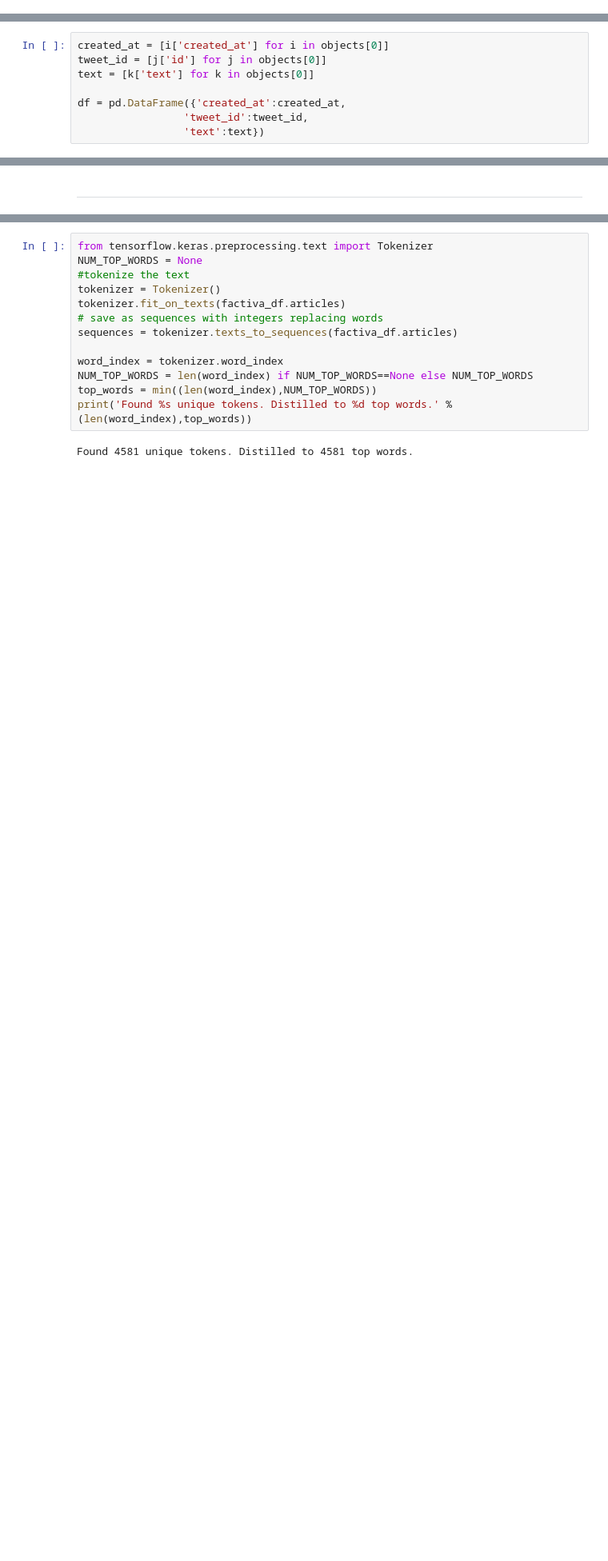
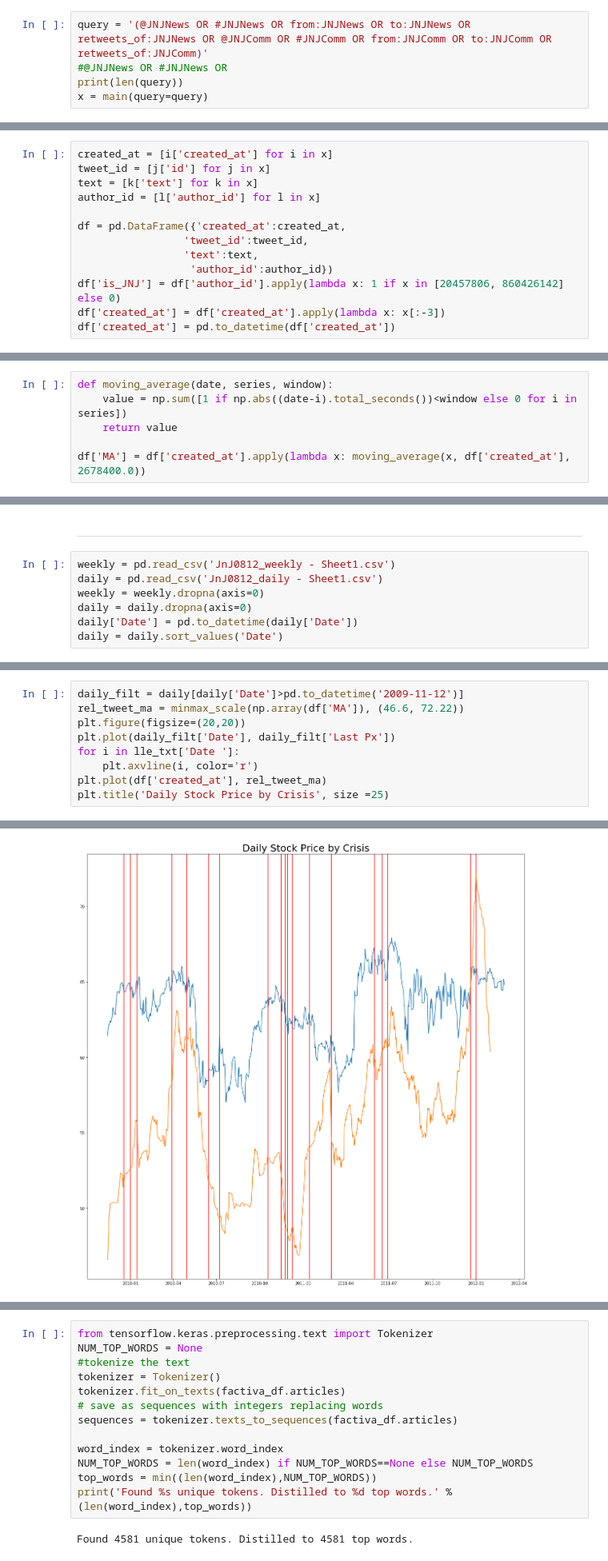
Before and after one commit to HenryDorsey/EaddyProject, a Jupyter notebook: eaddy_io.ipynb, the cells around one changed output, grey strips where cells are left out. Shown: that part at 80% size. Cells and saved outputs as stored; diff of their text form; blank space fills up the shorter version.

```diff
--- a/eaddy_io.ipynb
+++ b/eaddy_io.ipynb
@@ -591,0 +644,5 @@ x = main()
+# %%
+query = '(@JNJNews OR #JNJNews OR from:JNJNews OR to:JNJNews OR retweets_of:JNJNews OR @JNJComm OR #JNJComm OR from:JNJComm OR to:JNJComm OR retweets_of:JNJComm)'
+#@JNJNews OR #JNJNews OR
+print(len(query))
+x = main(query=query)
@@ -610,13 +686,18 @@ len(objects[0])
 # %% [output]
 3236
 # %%
-created_at = [i['created_at'] for i in objects[0]]
-tweet_id = [j['id'] for j in objects[0]]
-text = [k['text'] for k in objects[0]]
+created_at = [i['created_at'] for i in x]
+tweet_id = [j['id'] for j in x]
+text = [k['text'] for k in x]
+author_id = [l['author_id'] for l in x]
 
 df = pd.DataFrame({'created_at':created_at,
                  'tweet_id':tweet_id,
-                 'text':text})
+                 'text':text,
+                  'author_id':author_id})
+df['is_JNJ'] = df['author_id'].apply(lambda x: 1 if x in [20457806, 860426142] else 0)
+df['created_at'] = df['created_at'].apply(lambda x: x[:-3])
+df['created_at'] = pd.to_datetime(df['created_at'])
 # %%
 min(df['created_at'])
 # %% [output]
@@ -623,0 +705,6 @@ min(df['created_at'])
+# %%
+def moving_average(date, series, window):
+    value = np.sum([1 if np.abs((date-i).total_seconds())<window else 0 for i in series])
+    return value
+
+df['MA'] = df['created_at'].apply(lambda x: moving_average(x, df['created_at'], 2678400.0))
@@ -624,2 +731,9 @@ min(df['created_at'])
 # %% [markdown]
 ------------
+# %%
+weekly = pd.read_csv('JnJ0812_weekly - Sheet1.csv')
+daily = pd.read_csv('JnJ0812_daily - Sheet1.csv')
+weekly = weekly.dropna(axis=0)
+daily = daily.dropna(axis=0)
+daily['Date'] = pd.to_datetime(daily['Date'])
+daily = daily.sort_values('Date')
@@ -625,0 +771,10 @@ min(df['created_at'])
+# %%
+daily_filt = daily[daily['Date']>pd.to_datetime('2009-11-12')]
+rel_tweet_ma = minmax_scale(np.array(df['MA']), (46.6, 72.22))
+plt.figure(figsize=(20,20))
+plt.plot(daily_filt['Date'], daily_filt['Last Px'])
+for i in lle_txt['Date ']:
+    plt.axvline(i, color='r')
+plt.plot(df['created_at'], rel_tweet_ma)
+plt.title('Daily Stock Price by Crisis', size =25)
+# %% [output]
@@ -625,0 +782 @@ min(df['created_at'])
+[figure, added]
```
Also changed, not shown: parts of 35 cells of this notebook, 5 other files.
